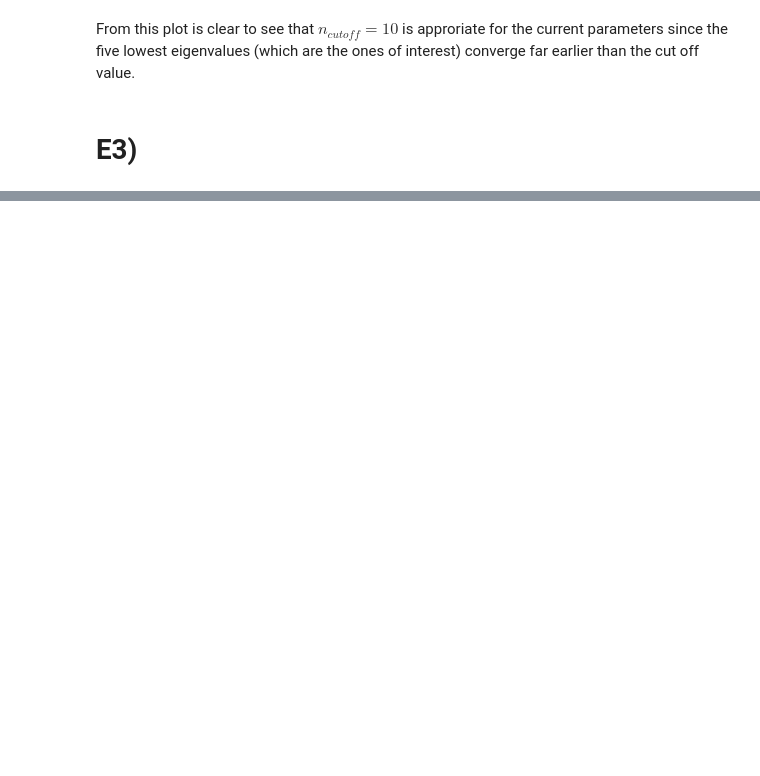
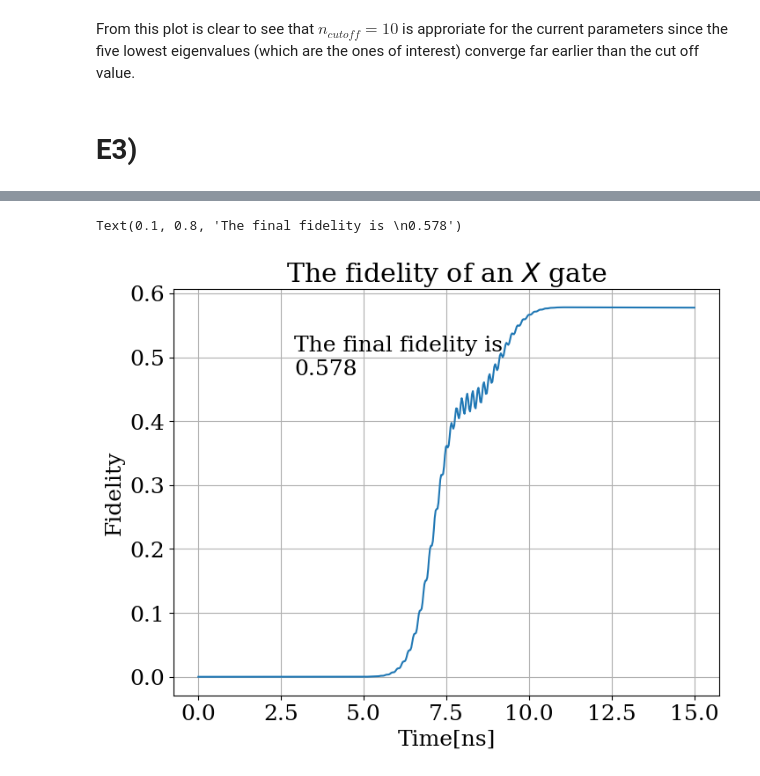
Before and after one commit to Shellf1sh/Superconducting-Qubits-Course, a Jupyter notebook: Week3/Week3code.ipynb, the cells around one changed output, grey strips where cells are left out. Saved outputs shown, nothing was run; the diff lists cells and outputs as text; code cells hidden in the pictures; blank space fills up the shorter version.

```diff
--- a/Week3/Week3code.ipynb
+++ b/Week3/Week3code.ipynb
@@ -109,0 +161,17 @@ def envolope(t):
+# %%
+fidelity = np.zeros_like(time_steps)
+
+for i in range(len(time_steps)):
+    fidelity[i] = np.abs(np.array([0,1,0])@solution[:,i].T)**2
+
+plt.plot(time_steps, fidelity)
+plt.xlabel("Time[ns]")
+plt.ylabel("Fidelity")
+plt.title("The fidelity of an $X$ gate")
+
+text = "The final fidelity is \n"+ str(round(np.abs(np.array([0,1,0])@solution[:,-1].T)**2, 3))
+
+plt.text(0.1, 0.8, text, transform=ax.transAxes)
+# %% [output]
+Text(0.1, 0.8, 'The final fidelity is \n0.578')
+[figure, added]
```
Also changed, not shown: parts of 28 cells of this notebook.
